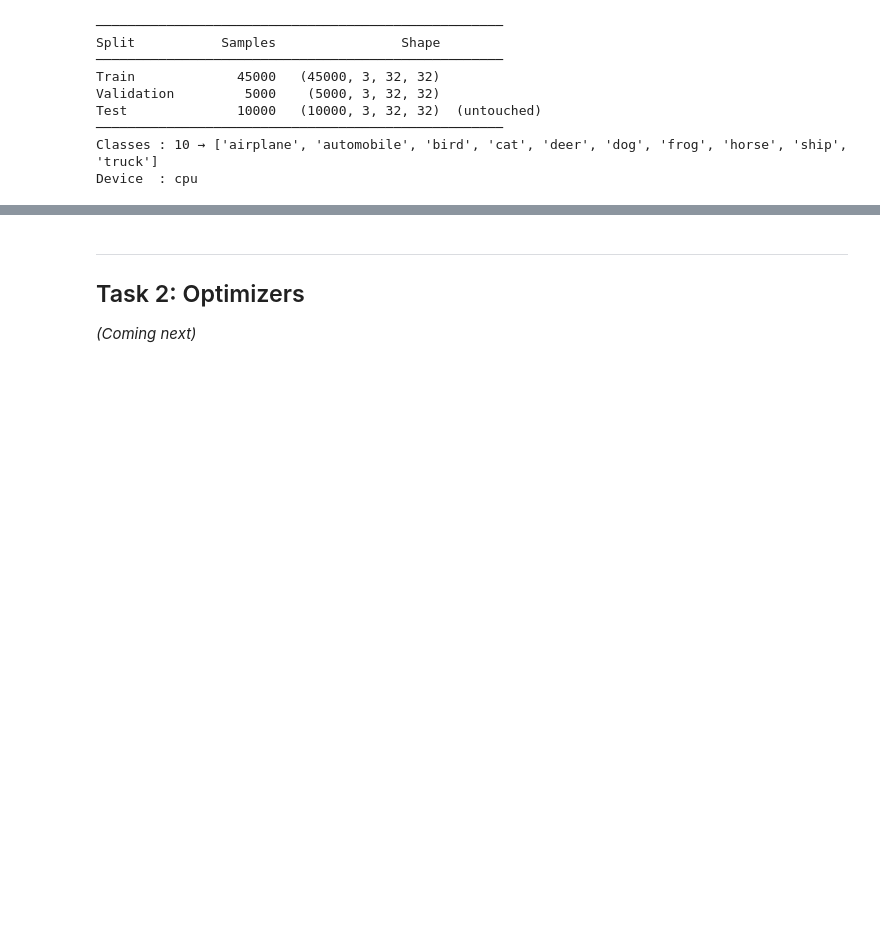
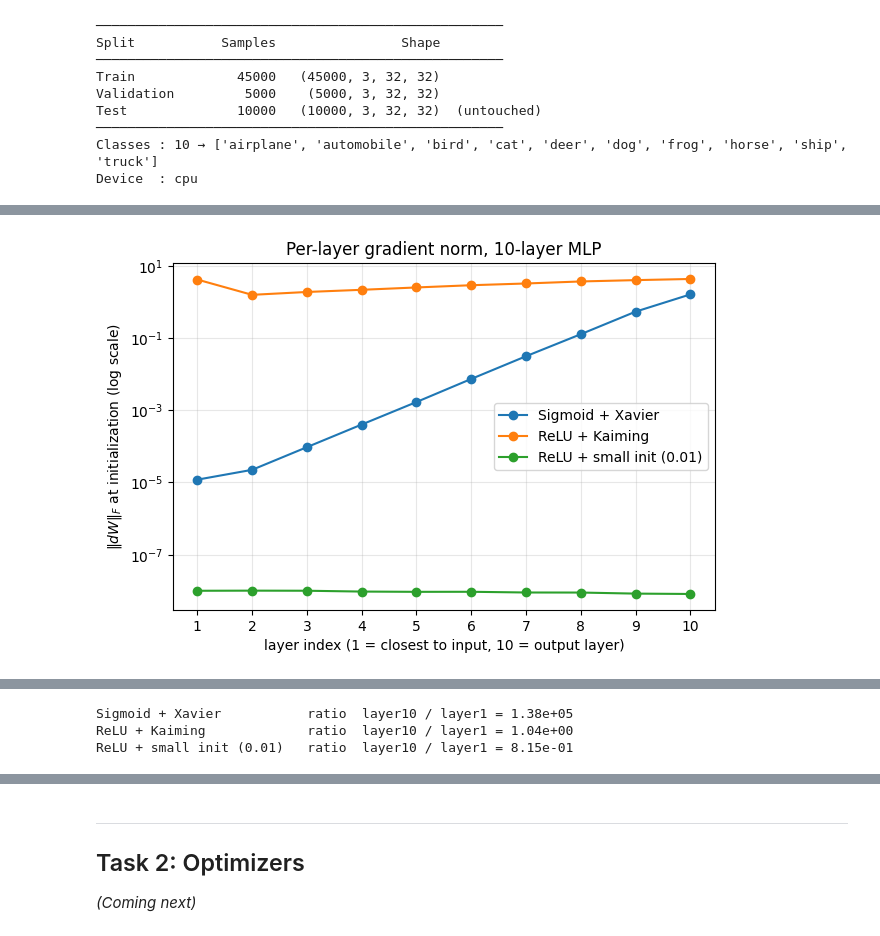
Before and after one commit to rivindu02/EN4554-Assignment-2-on-CNNs, a Jupyter notebook: EN4554_A2_CNNs.ipynb, the cells around one changed output, grey strips where cells are left out. Drawn from its saved outputs; the diff is of its cells as text; code cells hidden in the pictures; blank space fills up the shorter version.

```diff
--- a/EN4554_A2_CNNs.ipynb
+++ b/EN4554_A2_CNNs.ipynb
@@ -163,0 +448,33 @@ Device  : cpu
+# %%
+def layer_grad_norms(act, init, width=256, depth=10, seeds=5, bs=256):
+    norms = np.zeros((seeds, depth))
+    xb, yb = Xtr_f[:bs], ytr_c[:bs]
+    for s in range(seeds):
+        torch.manual_seed(s)
+        net = MLP([3072] + [width] * (depth - 1) + [10], act=act, init=init)
+        net.forward(xb, yb); net.backward()
+        norms[s] = [l.dW.norm().item() for l in net.params()]
+    return norms.mean(0)
+
+configs = {
+    "Sigmoid + Xavier":        (Sigmoid, "xavier"),
+    "ReLU + Kaiming":          (ReLU, "kaiming"),
+    "ReLU + small init (0.01)": (ReLU, 0.01),
+}
+results = {name: layer_grad_norms(a, i) for name, (a, i) in configs.items()}
+
+layers = np.arange(1, 11)
+plt.figure(figsize=(7, 4.5))
+for name, g in results.items():
+    plt.semilogy(layers, g, "o-", label=name)
+plt.xlabel("layer index (1 = closest to input, 10 = output layer)")
+plt.ylabel(r"$\|dW\|_F$ at initialization (log scale)")
+plt.title("Per-layer gradient norm, 10-layer MLP")
+plt.xticks(layers); plt.grid(alpha=0.3, which="both"); plt.legend(); plt.show()
+
+df_norms = pd.DataFrame(results, index=[f"L{k}" for k in layers]).T
+display(df_norms)
+for name, g in results.items():
+    print(f"{name:26s} ratio  layer10 / layer1 = {g[-1]/g[0]:.2e}")
+# %% [output]
+[figure, added]
@@ -163,0 +485,3 @@ Device  : cpu
+Sigmoid + Xavier           ratio  layer10 / layer1 = 1.38e+05
+ReLU + Kaiming             ratio  layer10 / layer1 = 1.04e+00
+ReLU + small init (0.01)   ratio  layer10 / layer1 = 8.15e-01
```
Also changed, not shown: parts of 16 cells of this notebook.
